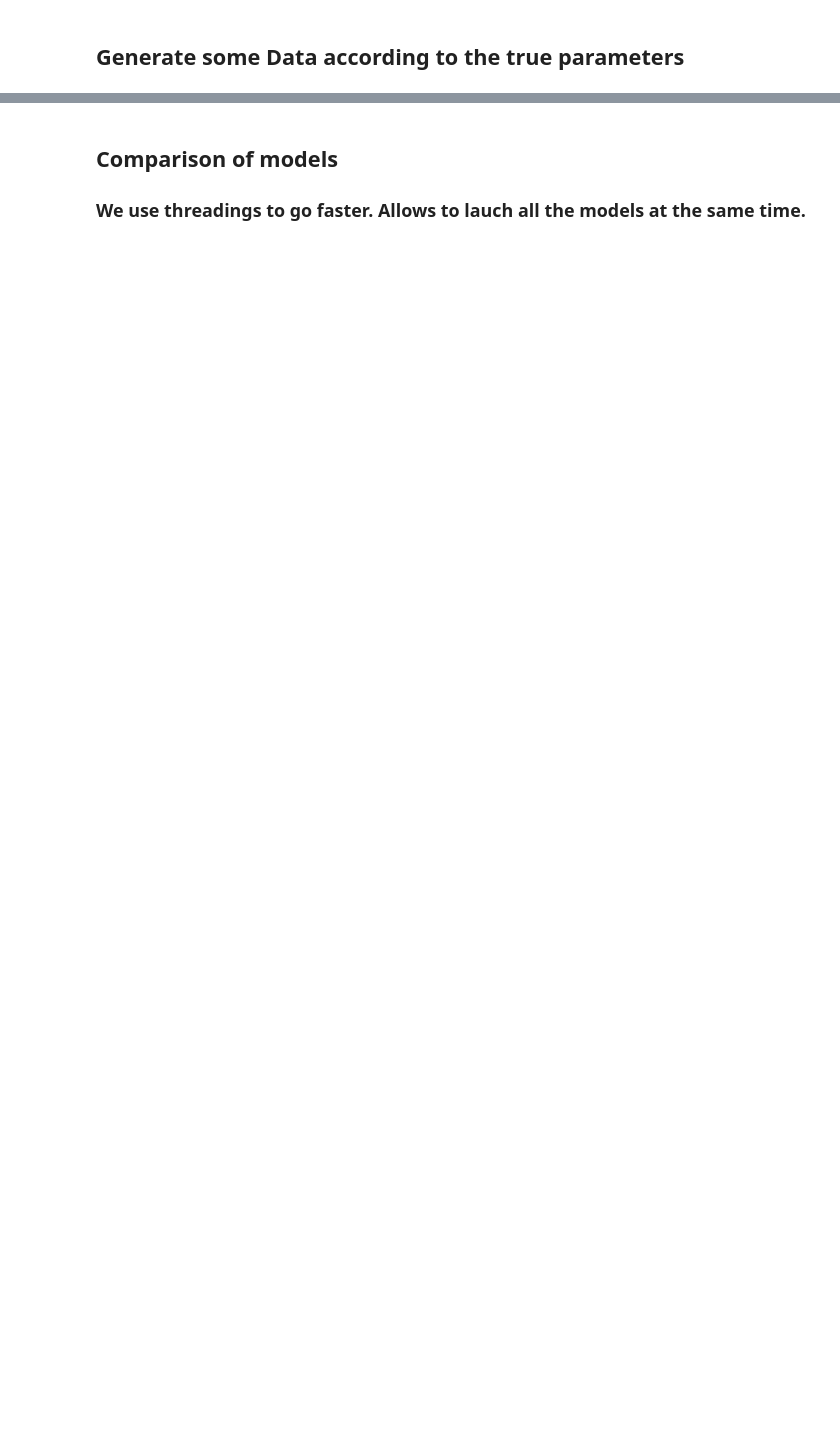
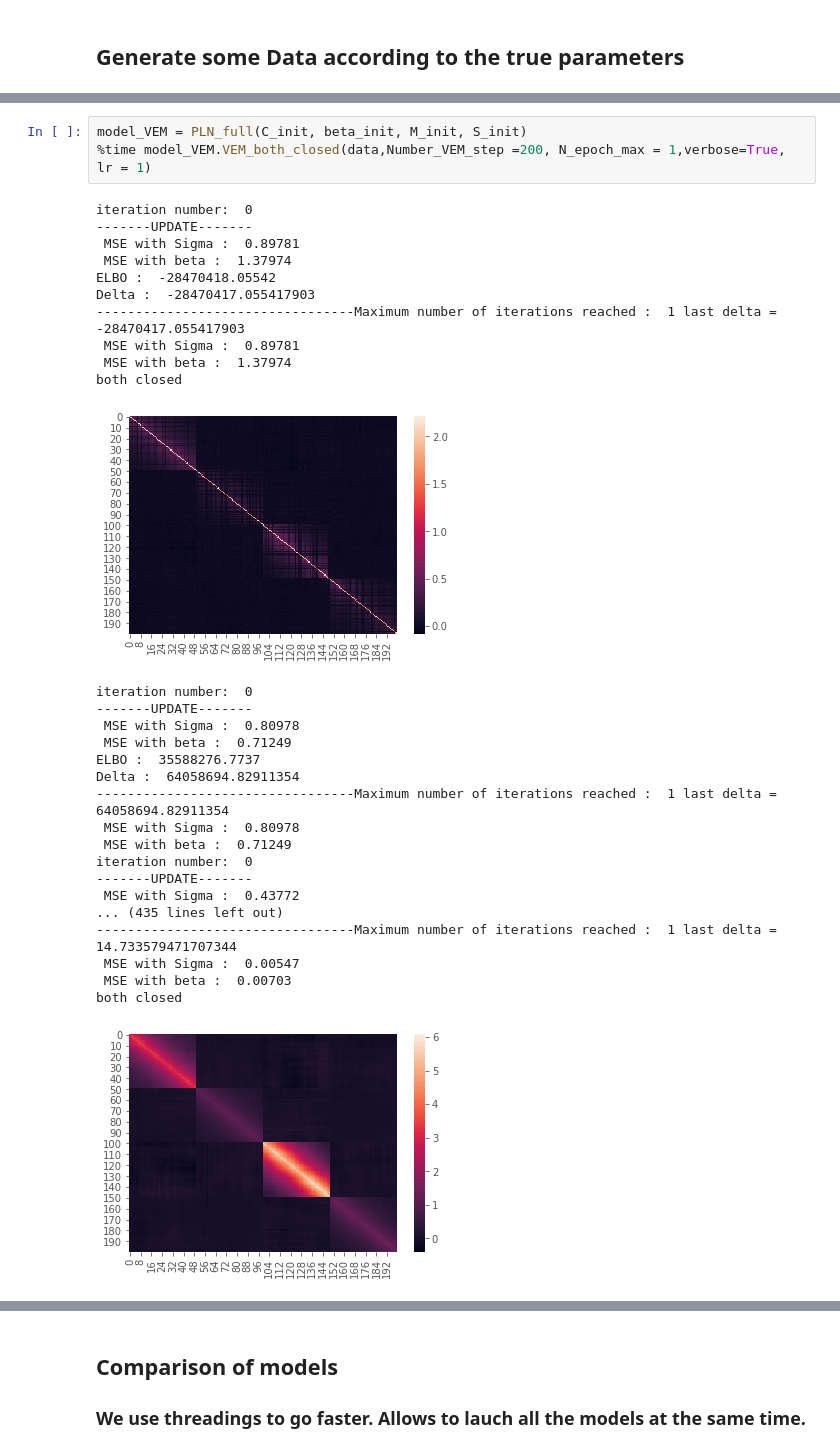
Before and after one commit to PLN-team/pyPLNmodels, a Jupyter notebook: PLN_full_param.ipynb, the cells around one changed output, grey strips where cells are left out. Cells and saved outputs as stored; diff of their text form; blank space fills up the shorter version.

```diff
--- a/PLN_full_param.ipynb
+++ b/PLN_full_param.ipynb
@@ -993,0 +992,33 @@ S_init = torch.randn((n,p))/8 # some random values to initializ. we divise to av
+# %%
+model_VEM = PLN_full(C_init, beta_init, M_init, S_init)
+%time model_VEM.VEM_both_closed(data,Number_VEM_step =200, N_epoch_max = 1,verbose=True, lr = 1)
+# %% [output]
+iteration number:  0
+-------UPDATE-------
+ MSE with Sigma :  0.89781
+ MSE with beta :  1.37974
+ELBO :  -28470418.05542
+Delta :  -28470417.055417903
+---------------------------------Maximum number of iterations reached :  1 last delta =  -28470417.055417903
+ MSE with Sigma :  0.89781
+ MSE with beta :  1.37974
+both closed
+[figure, added]
+iteration number:  0
+-------UPDATE-------
+ MSE with Sigma :  0.80978
+ MSE with beta :  0.71249
+ELBO :  35588276.7737
+Delta :  64058694.82911354
+---------------------------------Maximum number of iterations reached :  1 last delta =  64058694.82911354
+ MSE with Sigma :  0.80978
+ MSE with beta :  0.71249
+iteration number:  0
+-------UPDATE-------
+ MSE with Sigma :  0.43772
+... (435 lines left out)
+---------------------------------Maximum number of iterations reached :  1 last delta =  14.733579471707344
+ MSE with Sigma :  0.00547
+ MSE with beta :  0.00703
+both closed
+[figure, added]
```
Also changed, not shown: parts of 19 cells of this notebook, 5 other files.
